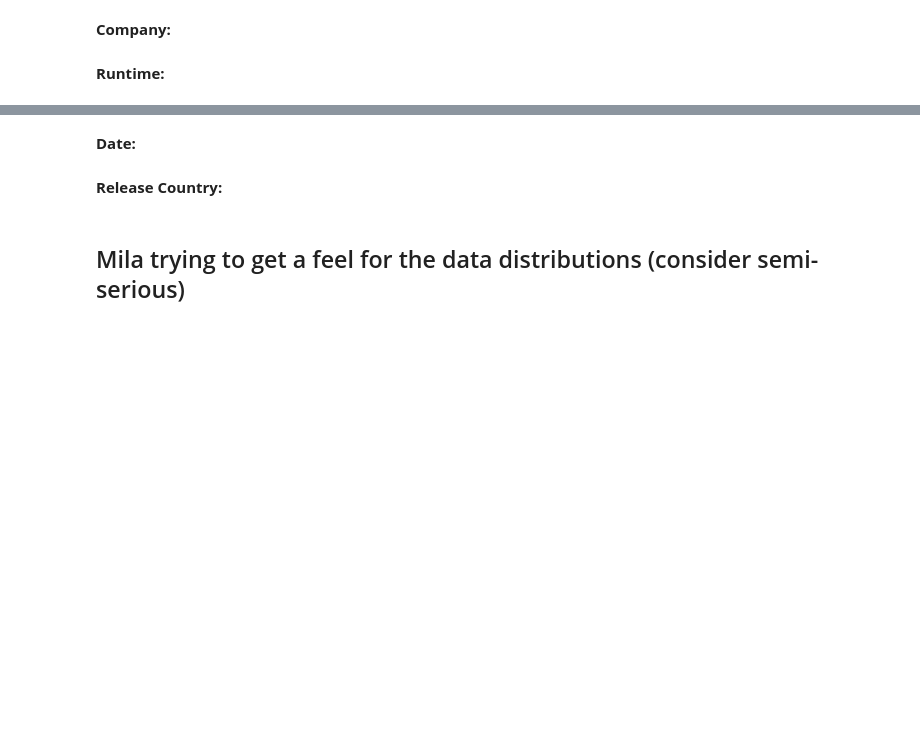
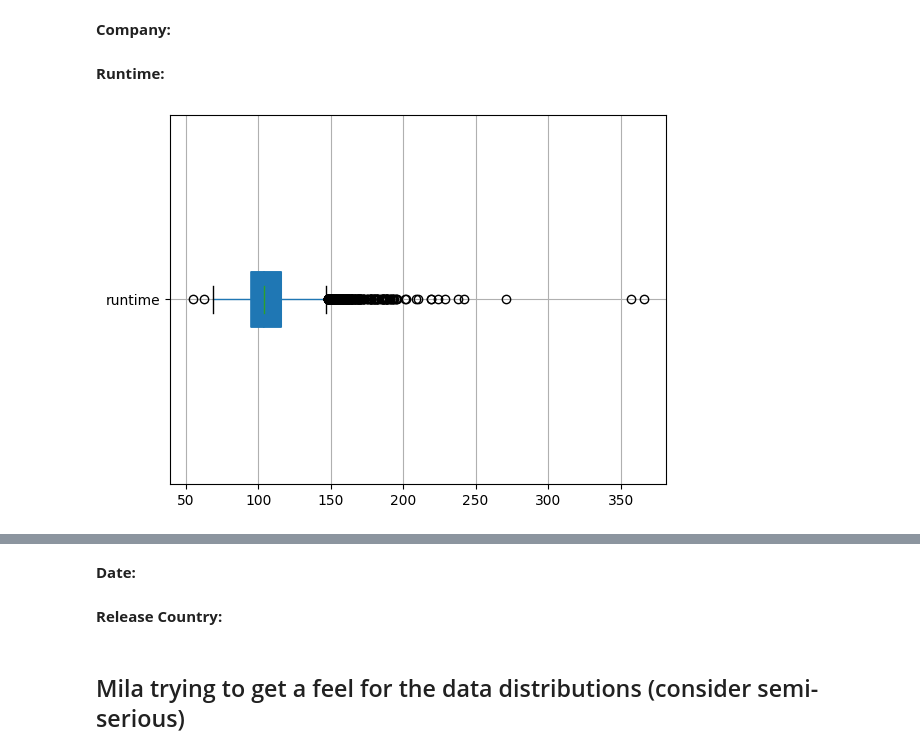
Before and after one commit to dchicasduena/COMP3400_Project, a Jupyter notebook: Project.ipynb, the cells around one changed output, grey strips where cells are left out. Saved outputs shown, nothing was run; the diff lists cells and outputs as text; code cells hidden in the pictures; blank space fills up the shorter version.

```diff
--- a/Project.ipynb
+++ b/Project.ipynb
@@ -200,0 +215,13 @@ runtime.plot.bar()
+# %%
+#A movie's average screening time is a bit more than 100 minutes, and we have a bunch
+# of "outliers" that go as far as 6 hours...
+# I have double-checked and these are actual movies... so not outliers.
+
+runtime = pd.DataFrame(data = movies['runtime'])
+runtime.boxplot(patch_artist = True, notch ='True', vert = 0)
+plt.show()
+
+
+movies.sort_values(by="runtime",ascending=False).head(10)
+# %% [output]
+[figure, added]
```
Also changed, not shown: parts of 6 cells of this notebook.
